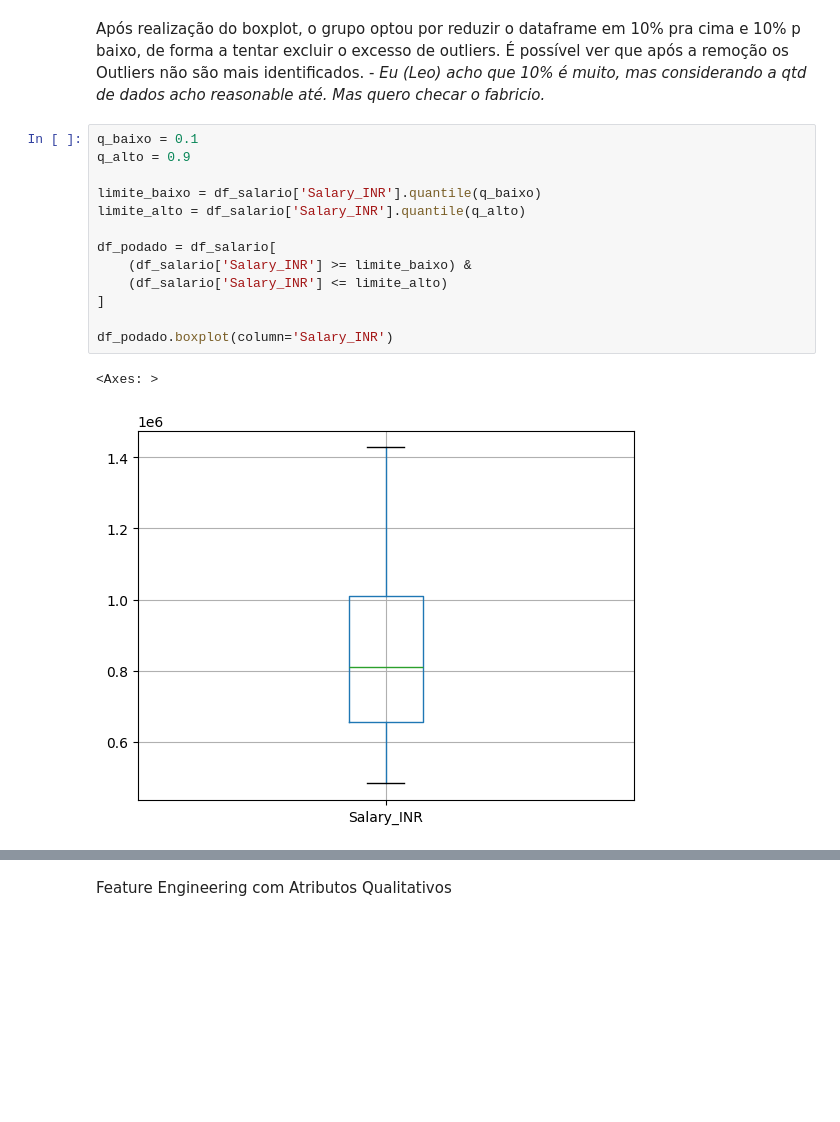
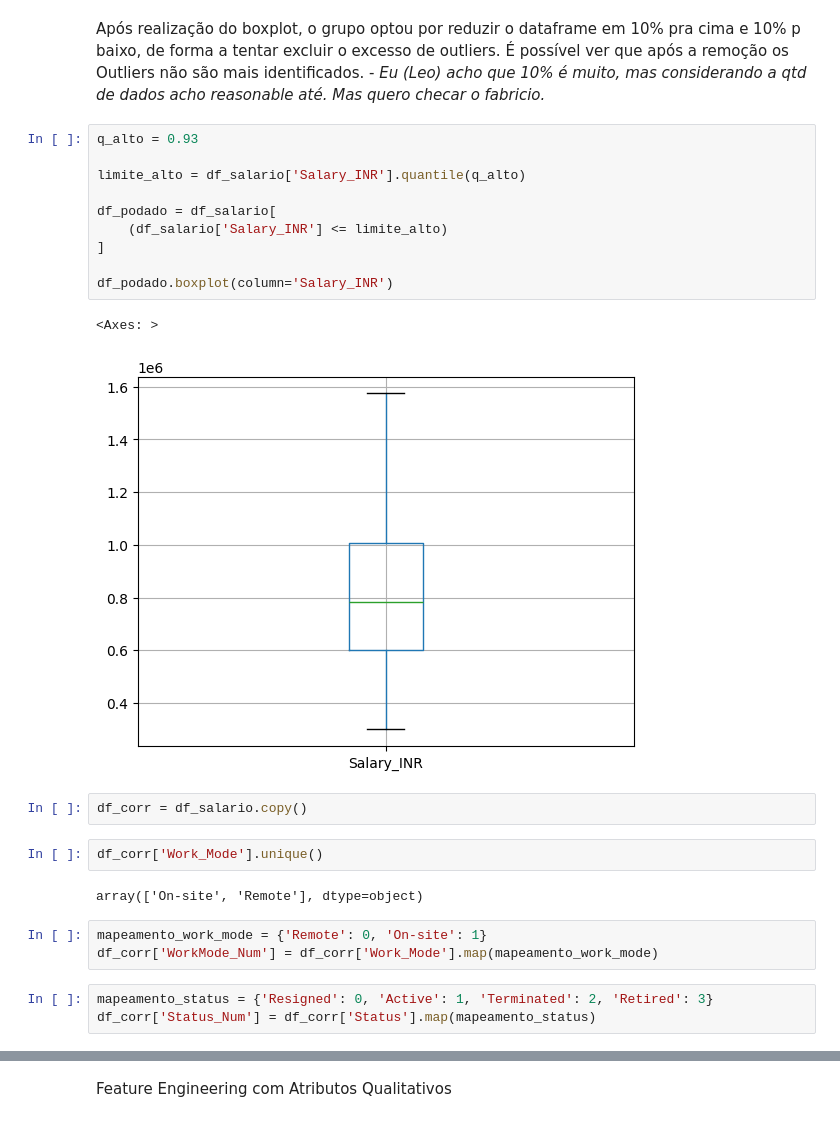
Before and after one commit to EngSoftwareABL/ProjetoAC2_ReconhecimentoPadr-es, a Jupyter notebook: Dataset_Salario.ipynb, the cells around one changed output, grey strips where cells are left out. Saved outputs shown, nothing was run; the diff lists cells and outputs as text; blank space fills up the shorter version.

```diff
--- a/Dataset_Salario.ipynb
+++ b/Dataset_Salario.ipynb
@@ -95,19 +95,28 @@ df_salario.boxplot(column='Salary_INR')
 # %% [markdown]
 Após realização do boxplot, o grupo optou por reduzir o dataframe em 10% pra cima e 10% p baixo, de forma a tentar excluir o excesso de outliers. É possível ver que após a remoção os Outliers não são mais identificados. - *Eu (Leo) acho que 10% é muito, mas considerando a qtd de dados acho reasonable até. Mas quero checar o fabricio.*
 # %%
-q_baixo = 0.1
-q_alto = 0.9
+q_alto = 0.93
 
-limite_baixo = df_salario['Salary_INR'].quantile(q_baixo)
 limite_alto = df_salario['Salary_INR'].quantile(q_alto)
 
 df_podado = df_salario[
-    (df_salario['Salary_INR'] >= limite_baixo) &
     (df_salario['Salary_INR'] <= limite_alto)
 ]
 
 df_podado.boxplot(column='Salary_INR')
 # %% [output]
 <Axes: >
-[figure, old version]
+[figure, new version]
+# %%
+df_corr = df_salario.copy()
+# %%
+df_corr['Work_Mode'].unique()
+# %% [output]
+array(['On-site', 'Remote'], dtype=object)
+# %%
+mapeamento_work_mode = {'Remote': 0, 'On-site': 1}
+df_corr['WorkMode_Num'] = df_corr['Work_Mode'].map(mapeamento_work_mode)
+# %%
+mapeamento_status = {'Resigned': 0, 'Active': 1, 'Terminated': 2, 'Retired': 3}
+df_corr['Status_Num'] = df_corr['Status'].map(mapeamento_status)
 # %%
```
Also changed, not shown: parts of 2 cells of this notebook.
